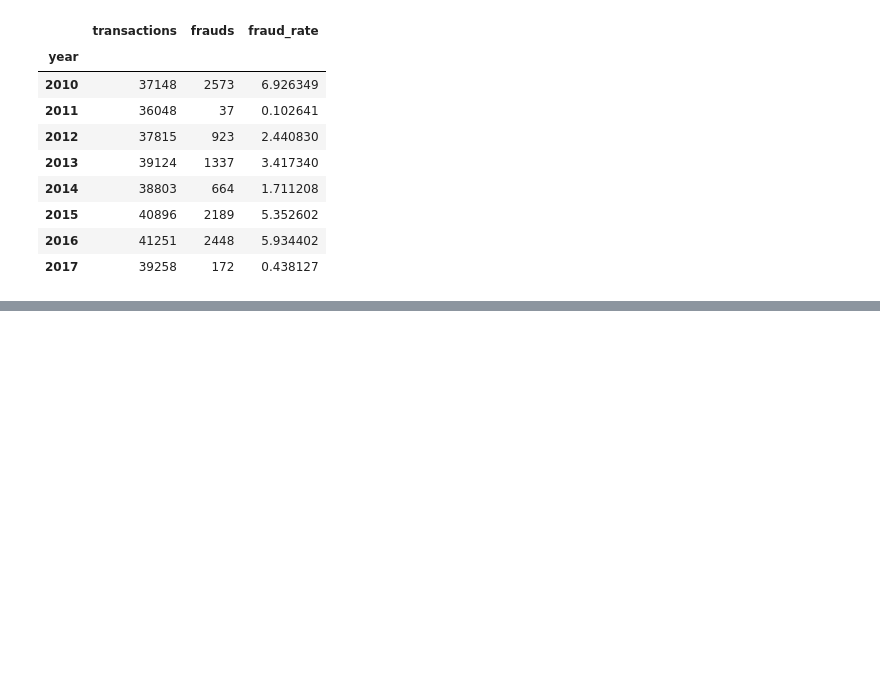
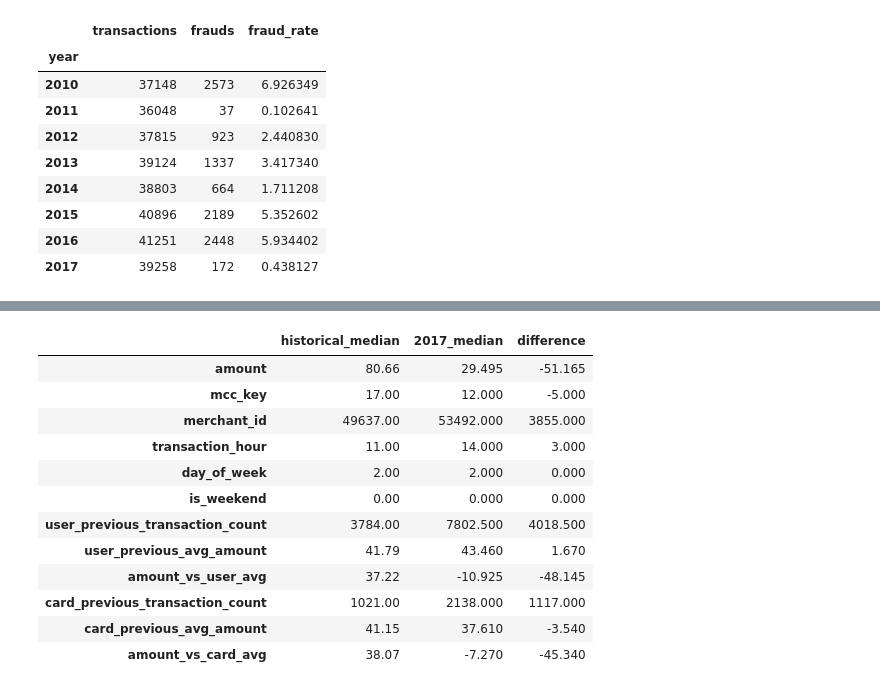
Before and after one commit to martynawieruszewska/finsight-fintech-analytics, a Jupyter notebook: notebooks/ml/06_gradient_boosting_tuning.ipynb, the cells around one changed output, grey strips where cells are left out. Cells and saved outputs as stored; diff of their text form; code cells hidden in the pictures; blank space fills up the shorter version.

```diff
--- a/notebooks/ml/06_gradient_boosting_tuning.ipynb
+++ b/notebooks/ml/06_gradient_boosting_tuning.ipynb
@@ -320,0 +427,27 @@ fraud_by_year
+# %%
+numeric_columns = X_development.select_dtypes(include="number").columns
+
+feature_shift = pd.DataFrame({
+    "historical_median": historical_frauds[numeric_columns].median(),
+    "2017_median": frauds_2017[numeric_columns].median()
+})
+
+feature_shift["difference"] = (
+    feature_shift["2017_median"] - feature_shift["historical_median"]
+)
+
+feature_shift
+# %% [output]
+|  | historical_median | 2017_median | difference |
+| amount | 80.66 | 29.495 | -51.165 |
+| mcc_key | 17.00 | 12.000 | -5.000 |
+| merchant_id | 49637.00 | 53492.000 | 3855.000 |
+| transaction_hour | 11.00 | 14.000 | 3.000 |
+| day_of_week | 2.00 | 2.000 | 0.000 |
+| is_weekend | 0.00 | 0.000 | 0.000 |
+| user_previous_transaction_count | 3784.00 | 7802.500 | 4018.500 |
+| user_previous_avg_amount | 41.79 | 43.460 | 1.670 |
+| amount_vs_user_avg | 37.22 | -10.925 | -48.145 |
+| card_previous_transaction_count | 1021.00 | 2138.000 | 1117.000 |
+| card_previous_avg_amount | 41.15 | 37.610 | -3.540 |
+| amount_vs_card_avg | 38.07 | -7.270 | -45.340 |
```
Also changed, not shown: parts of 13 cells of this notebook.
